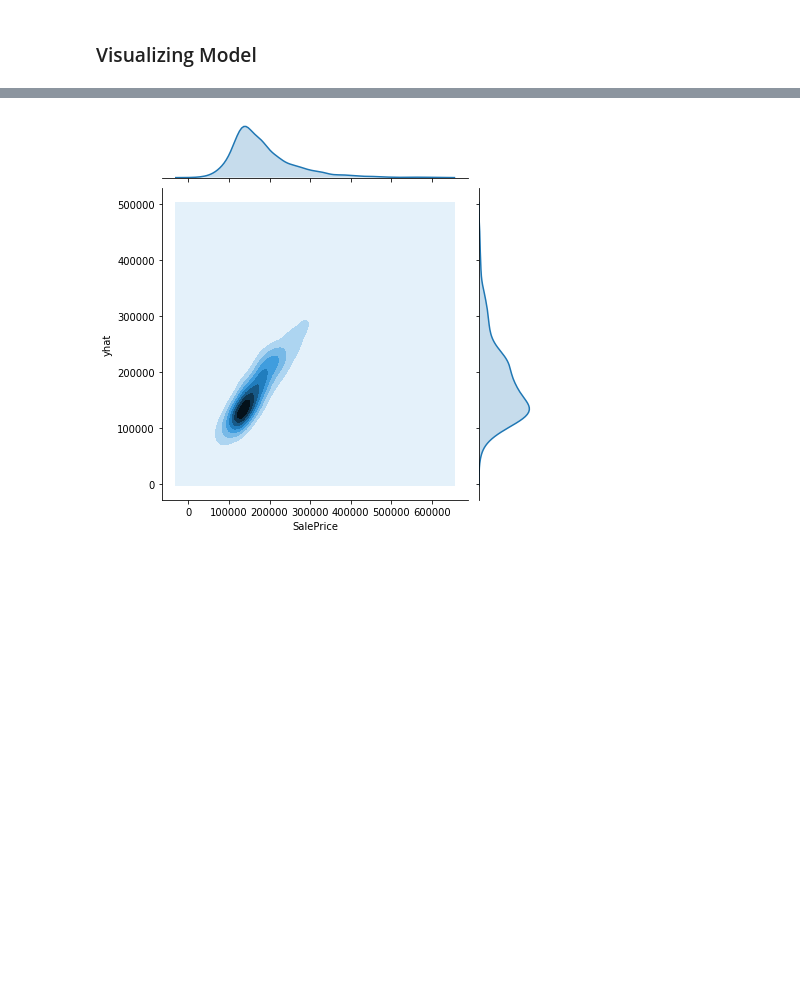
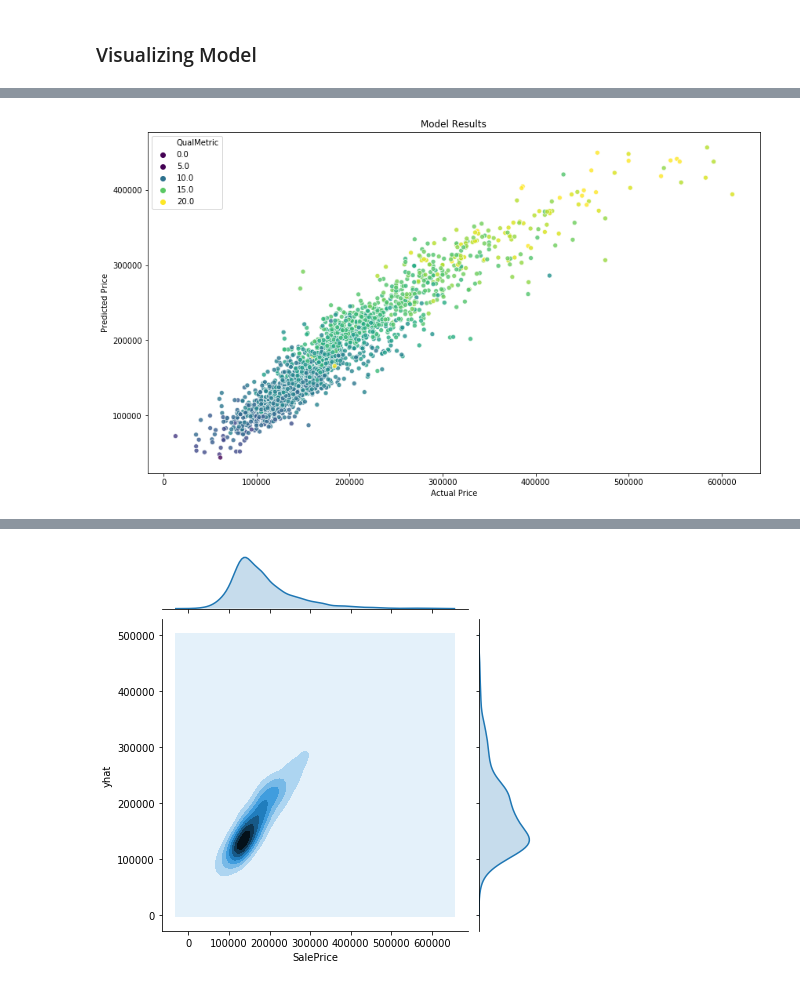
Before and after one commit to jalovejoy/modeling_housing_prices, a Jupyter notebook: code/4_modeling.ipynb, the cells around one changed output, grey strips where cells are left out. Drawn from its saved outputs; the diff is of its cells as text; code cells hidden in the pictures; blank space fills up the shorter version.

```diff
--- a/code/4_modeling.ipynb
+++ b/code/4_modeling.ipynb
@@ -219,3 +220,11 @@ plt.scatter(df['SalePrice'], df['yhat'], c=df['QualMetric'], alpha=.5, cmap='vir
+# %%
+## Plotting the actuals against the predictions to find outliers
+## Coloring model with one of my features (I looked at a few)
+plt.figure(figsize=(14,8))
+ax = sns.scatterplot(df['SalePrice'], df['yhat'], hue=df['QualMetric'], alpha=.8, palette='viridis');
+ax.set(xlabel="Actual Price", ylabel="Predicted Price", title="Model Results");
+# %% [output]
+[figure, added]
 # %%
 ## Plotting errors on histogram to make sure it's normal(ish)
 #### Would like to add KDE line
```
Also changed, not shown: parts of 6 cells of this notebook, 1 other file.
